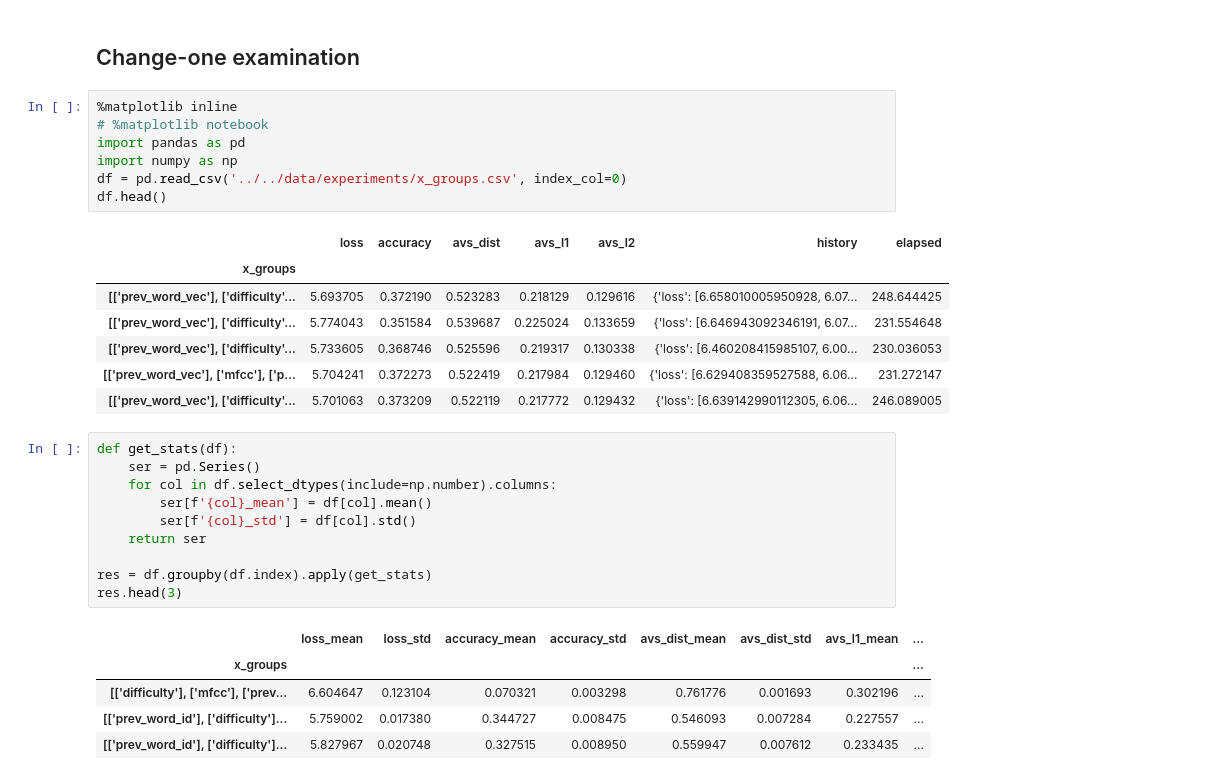
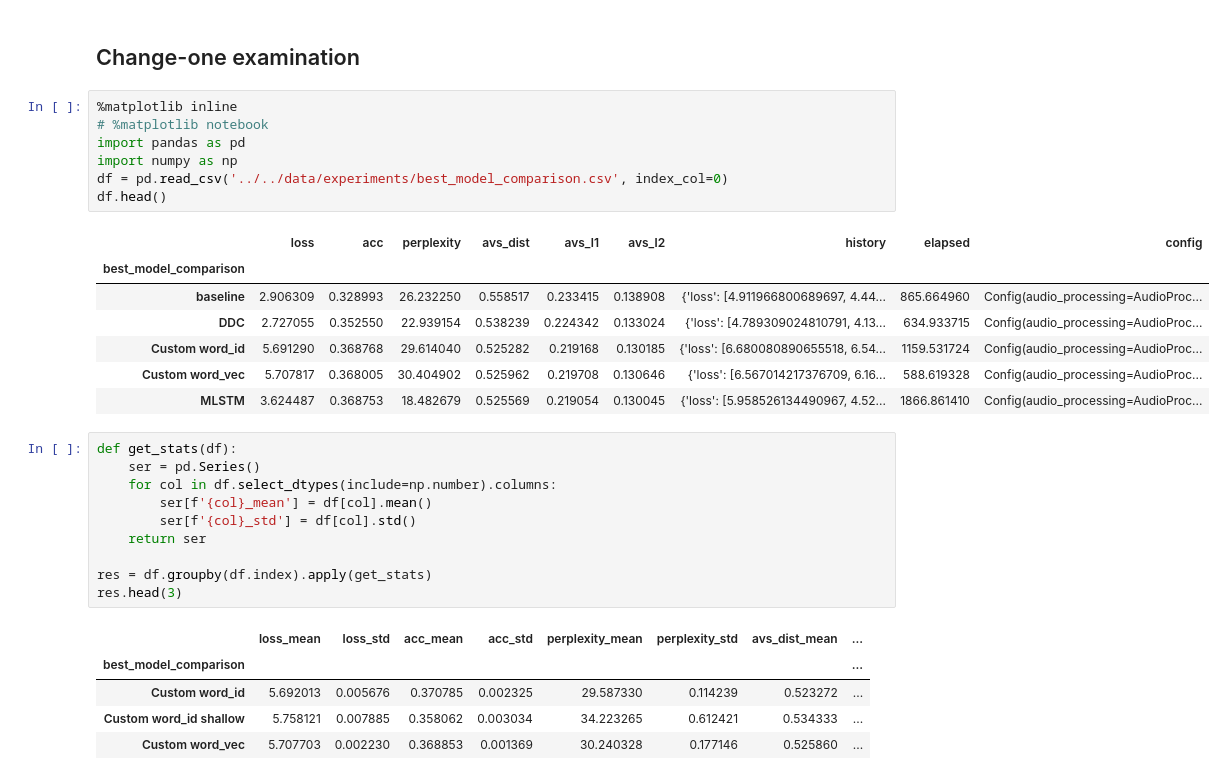
Before and after one commit to ronaldluc/DeepSaber, a Jupyter notebook: research/experiments/config_graphs.ipynb, the cells around one changed output. Cells and saved outputs as stored; diff of their text form.

```diff
--- a/research/experiments/config_graphs.ipynb
+++ b/research/experiments/config_graphs.ipynb
@@ -3,18 +3,18 @@
 # %%
 %matplotlib inline
 # %matplotlib notebook
 import pandas as pd
 import numpy as np
-df = pd.read_csv('../../data/experiments/x_groups.csv', index_col=0)
+df = pd.read_csv('../../data/experiments/best_model_comparison.csv', index_col=0)
 df.head()
 # %% [output]
-|  | loss | accuracy | avs_dist | avs_l1 | avs_l2 | history | elapsed |
-| x_groups |  |  |  |  |  |  |  |
-| [['prev_word_vec'], ['difficulty'... | 5.693705 | 0.372190 | 0.523283 | 0.218129 | 0.129616 | {'loss': [6.658010005950928, 6.07... | 248.644425 |
-| [['prev_word_vec'], ['difficulty'... | 5.774043 | 0.351584 | 0.539687 | 0.225024 | 0.133659 | {'loss': [6.646943092346191, 6.07... | 231.554648 |
-| [['prev_word_vec'], ['difficulty'... | 5.733605 | 0.368746 | 0.525596 | 0.219317 | 0.130338 | {'loss': [6.460208415985107, 6.00... | 230.036053 |
-| [['prev_word_vec'], ['mfcc'], ['p... | 5.704241 | 0.372273 | 0.522419 | 0.217984 | 0.129460 | {'loss': [6.629408359527588, 6.06... | 231.272147 |
-| [['prev_word_vec'], ['difficulty'... | 5.701063 | 0.373209 | 0.522119 | 0.217772 | 0.129432 | {'loss': [6.639142990112305, 6.06... | 246.089005 |
+|  | loss | acc | perplexity | avs_dist | avs_l1 | avs_l2 | history | elapsed | config |
+| best_model_comparison |  |  |  |  |  |  |  |  |  |
+| baseline | 2.906309 | 0.328993 | 26.232250 | 0.558517 | 0.233415 | 0.138908 | {'loss': [4.911966800689697, 4.44... | 865.664960 | Config(audio_processing=AudioProc... |
+| DDC | 2.727055 | 0.352550 | 22.939154 | 0.538239 | 0.224342 | 0.133024 | {'loss': [4.789309024810791, 4.13... | 634.933715 | Config(audio_processing=AudioProc... |
+| Custom word_id | 5.691290 | 0.368768 | 29.614040 | 0.525282 | 0.219168 | 0.130185 | {'loss': [6.680080890655518, 6.54... | 1159.531724 | Config(audio_processing=AudioProc... |
+| Custom word_vec | 5.707817 | 0.368005 | 30.404902 | 0.525962 | 0.219708 | 0.130646 | {'loss': [6.567014217376709, 6.16... | 588.619328 | Config(audio_processing=AudioProc... |
+| MLSTM | 3.624487 | 0.368753 | 18.482679 | 0.525569 | 0.219054 | 0.130045 | {'loss': [5.958526134490967, 4.52... | 1866.861410 | Config(audio_processing=AudioProc... |
 # %%
 def get_stats(df):
     ser = pd.Series()
@@ -26,11 +26,11 @@ def get_stats(df):
 res = df.groupby(df.index).apply(get_stats)
 res.head(3)
 # %% [output]
-|  | loss_mean | loss_std | accuracy_mean | accuracy_std | avs_dist_mean | avs_dist_std | avs_l1_mean | ... |
-| x_groups |  |  |  |  |  |  |  | ... |
-| [['difficulty'], ['mfcc'], ['prev... | 6.604647 | 0.123104 | 0.070321 | 0.003298 | 0.761776 | 0.001693 | 0.302196 | ... |
-| [['prev_word_id'], ['difficulty']... | 5.759002 | 0.017380 | 0.344727 | 0.008475 | 0.546093 | 0.007284 | 0.227557 | ... |
-| [['prev_word_id'], ['difficulty']... | 5.827967 | 0.020748 | 0.327515 | 0.008950 | 0.559947 | 0.007612 | 0.233435 | ... |
+|  | loss_mean | loss_std | acc_mean | acc_std | perplexity_mean | perplexity_std | avs_dist_mean | ... |
+| best_model_comparison |  |  |  |  |  |  |  | ... |
+| Custom word_id | 5.692013 | 0.005676 | 0.370785 | 0.002325 | 29.587330 | 0.114239 | 0.523272 | ... |
+| Custom word_id shallow | 5.758121 | 0.007885 | 0.358062 | 0.003034 | 34.223265 | 0.612421 | 0.534333 | ... |
+| Custom word_vec | 5.707703 | 0.002230 | 0.368853 | 0.001369 | 30.240328 | 0.177146 | 0.525860 | ... |
 # %%
 from IPython.display import display, Markdown, Latex
 import matplotlib.pyplot as plt
```
Also changed, not shown: parts of 5 cells of this notebook, 8 other files.
